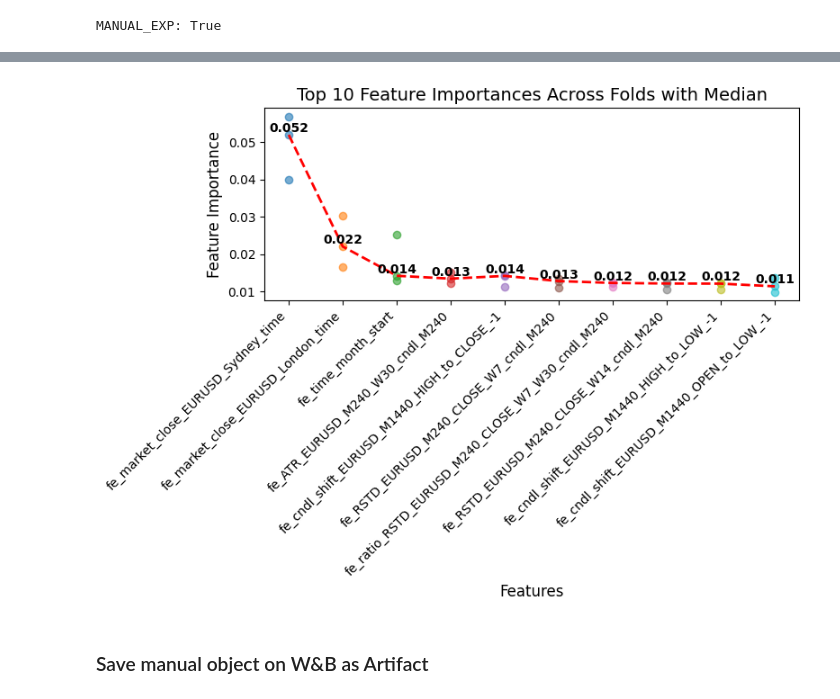
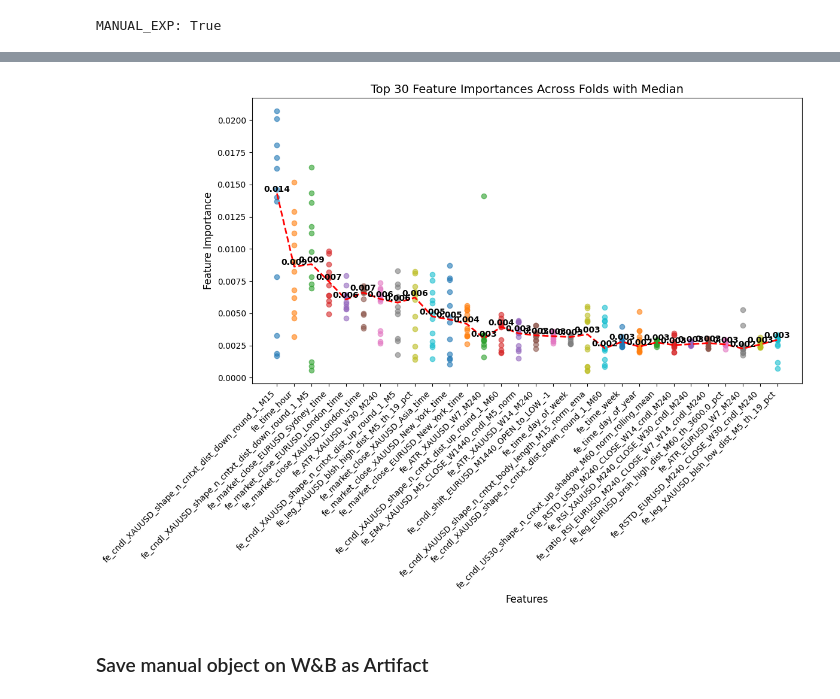
Before and after one commit to Alpha-Hunterss/ML-Algotrading-Project, a Jupyter notebook: algotrading-experiments.ipynb, the cells around one changed output, grey strips where cells are left out. Drawn from its saved outputs; the diff is of its cells as text; code cells hidden in the pictures.

```diff
--- a/algotrading-experiments.ipynb
+++ b/algotrading-experiments.ipynb
@@ -758,7 +860,7 @@ man_params['XGBF'] = {
 man_params['CF-RF'] = {
     'model_name': 'CF-RF',
 
-    'target_symbol': 'EURUSD',
+    'target_symbol': target_symbol,
     'trade_mode': 'long', # "long", "short"
     'trg_look_ahead': 400,
     'trg_take_profit': 30,
@@ -827,7 +929,7 @@ man_params['CF-RF'] = {
 man_params['CF-XGB'] = {
     'model_name': 'CF-XGB',
 
-    'target_symbol': 'EURUSD',
+    'target_symbol': target_symbol,
     'trade_mode': 'long', # "long", "short"
     'trg_look_ahead': 400,
     'trg_take_profit': 30,
@@ -906,7 +1008,7 @@ man_params['CF-XGB'] = {
 man_params['CF-XGBF'] = {
     'model_name': 'CF-XGBF',
 
-    'target_symbol': 'EURUSD',
+    'target_symbol': target_symbol,
     'trade_mode': 'long', # "long", "short"
     'trg_look_ahead': 400,
     'trg_take_profit': 30,
@@ -992,27 +1094,27 @@ man_params['CF-XGBF'] = {
 man_params['CF-XGBF'] = {
     'model_name': 'CF-XGBF',
 
-    'target_symbol': 'EURUSD',
+    'target_symbol': target_symbol,
     'trade_mode': 'long', # "long", "short"
     'trg_look_ahead': 400,
-    'trg_take_profit': 30,
-    'trg_stop_loss': 10,
+    'trg_take_profit': 600,
+    'trg_stop_loss': 200,
 
     'strg_look_ahead': 300,
-    'strg_take_profit': 30,
-    'strg_stop_loss': 20,
+    'strg_take_profit': 600,
+    'strg_stop_loss': 400,
     'use_dynamic_sl': False,
     'dynamic_sl_scale_type': 'second_tercile', # `third_quartile`, `second_tercile`, `median`
     'rstd_window_size': 12,
-    'confidence_levels': [0.9, 0.8, 0.7, 0.6],
+    'confidence_levels': [0.9, 0.8, 0.7, 0.6, 0.5],
 
     'n_rand_features': None,
     'save_model_mode': None, # None, 'sample_train_size', 'last_train_size', 'all_data'
-    'use_cudf': False,
-    'n_splits': 3,
-    'max_train_size': 900*288,
-    'test_size': 30*288,
-    'train_test_gap': 30*288,
+    'use_cudf': True,
+    'n_splits': 12,
+    'max_train_size': 1800*276,
+    'test_size': 63*276,
+    'train_test_gap': 63*276,
 
     "parameters": {
         'meta_model': 'XGBF', # 'RF', 'XGB', 'XGBF', 'LGBM'
@@ -1075,7 +1177,7 @@ man_params['CF-XGBF'] = {
         "colsample_bytree": 0.8,
         "reg_lambda": 0.01,
         "reg_alpha": 0.01,
-        "scale_pos_weight": 5,
+        "scale_pos_weight": 2,
         'random_state': 0,
     },
 }
@@ -1178,9 +1280,9 @@ def plot_feature_importances_scatter(importance_df, top_n=10, figsize=(8, 6)):
 # %%
 import matplotlib.pyplot as plt
 import seaborn as sns
-plot_feature_importances_scatter(exp_obj.feature_importance)
+plot_feature_importances_scatter(exp_obj.feature_importance, top_n=30, figsize=(12, 9))
 # %% [output]
-[figure, old version]
+[figure, new version]
 # %% [markdown]
 ### Save manual object on W&B as Artifact
 # %%
```
Also changed, not shown: parts of 73 cells of this notebook.
